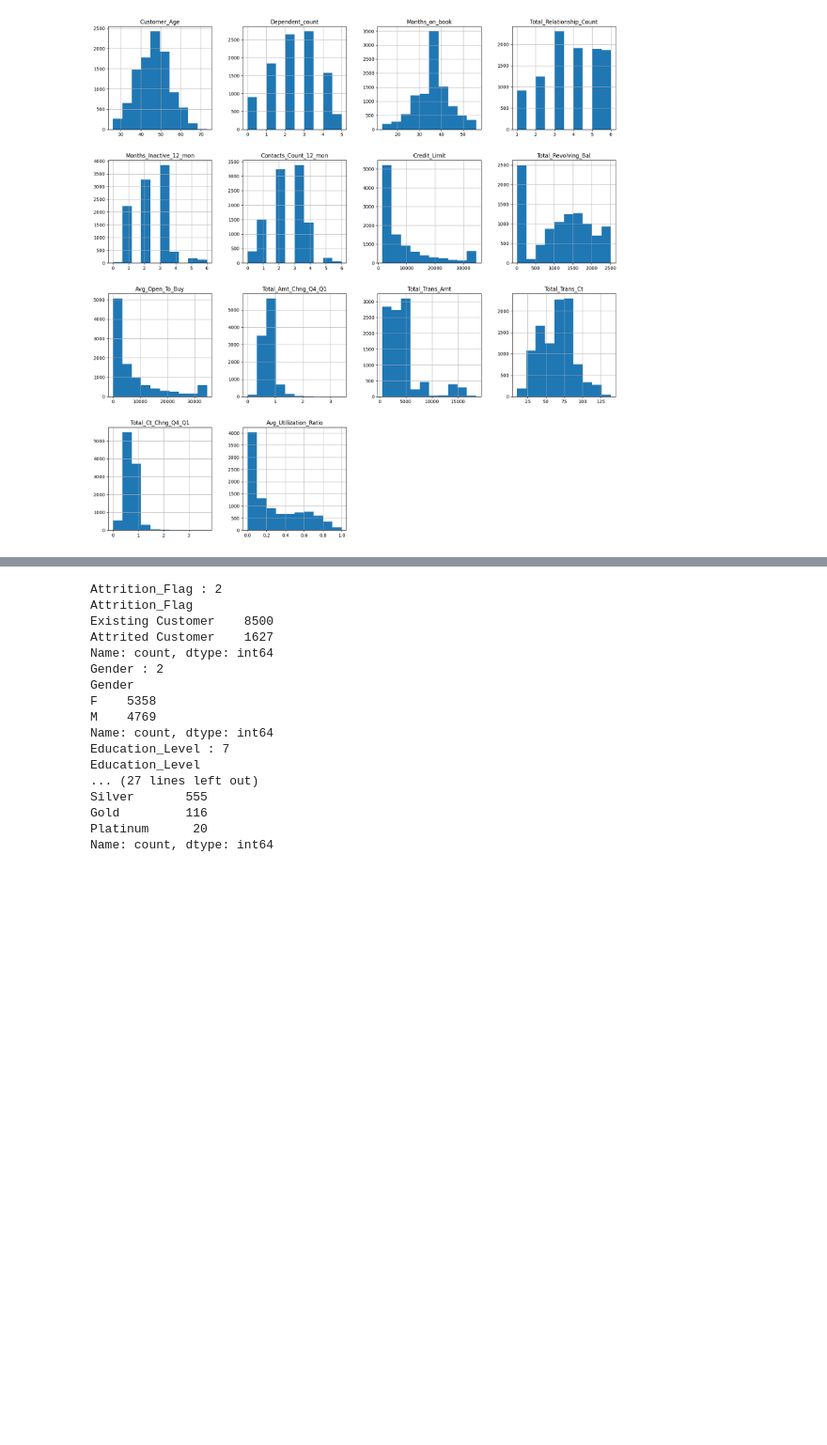
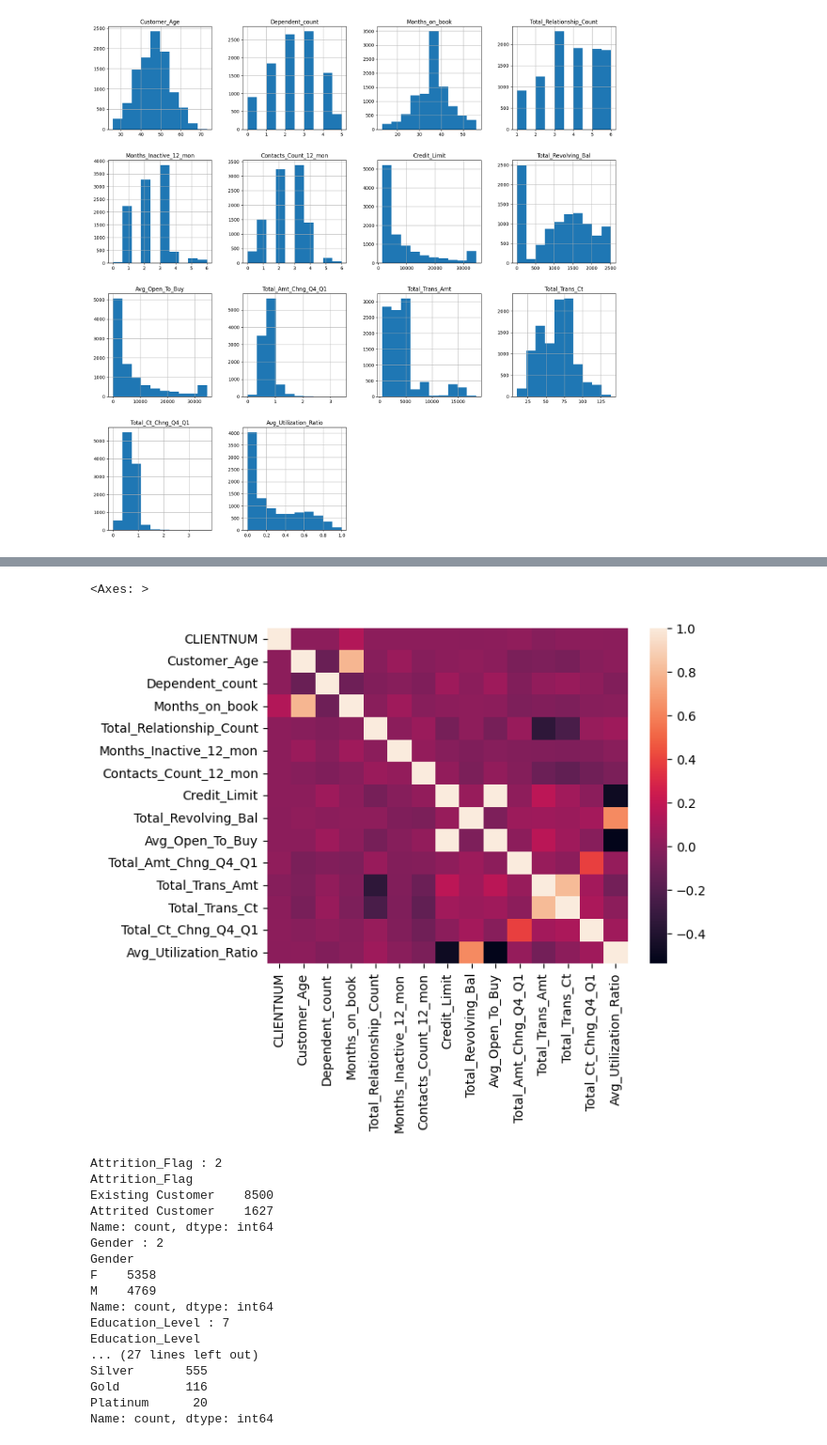
Before and after one commit to Yonatanembiza/ML---Health-Predictive-Analysis, a Jupyter notebook: churn_prediction.ipynb, the cells around one changed output, grey strips where cells are left out. Shown at 94% size. Drawn from its saved outputs; the diff is of its cells as text; code cells hidden in the pictures; blank space fills up the shorter version.

```diff
--- a/churn_prediction.ipynb
+++ b/churn_prediction.ipynb
@@ -282,0 +329,6 @@ array([[<Axes: title={'center': 'Customer_Age'}>,
+# %%
+# Correlation Analysis:
+# Compute correlation coefficients between pairs of numerical columns
+# exclude allategorical column
+numerical_columns = dataset.select_dtypes(include=['int64', 'float64']).columns
+dataset[numerical_columns].corr()
@@ -283 +352,7 @@ array([[<Axes: title={'center': 'Customer_Age'}>,
+# %%
+# Visualize correlations using heatmaps
+sns.heatmap(dataset[numerical_columns].corr())
+# %% [output]
+<Axes: >
+[figure, added]
 # %%
```
Also changed, not shown: parts of 28 cells of this notebook.
